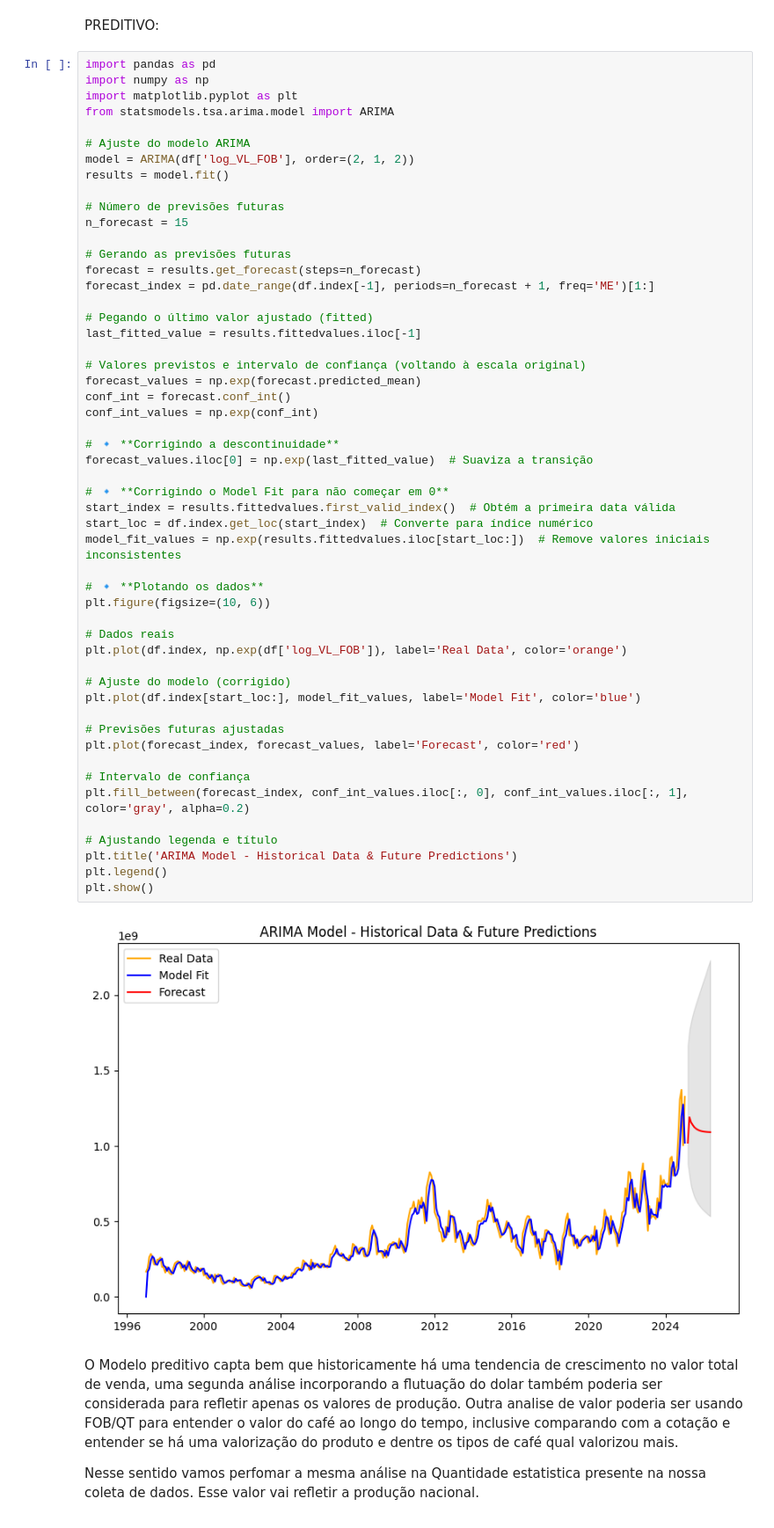
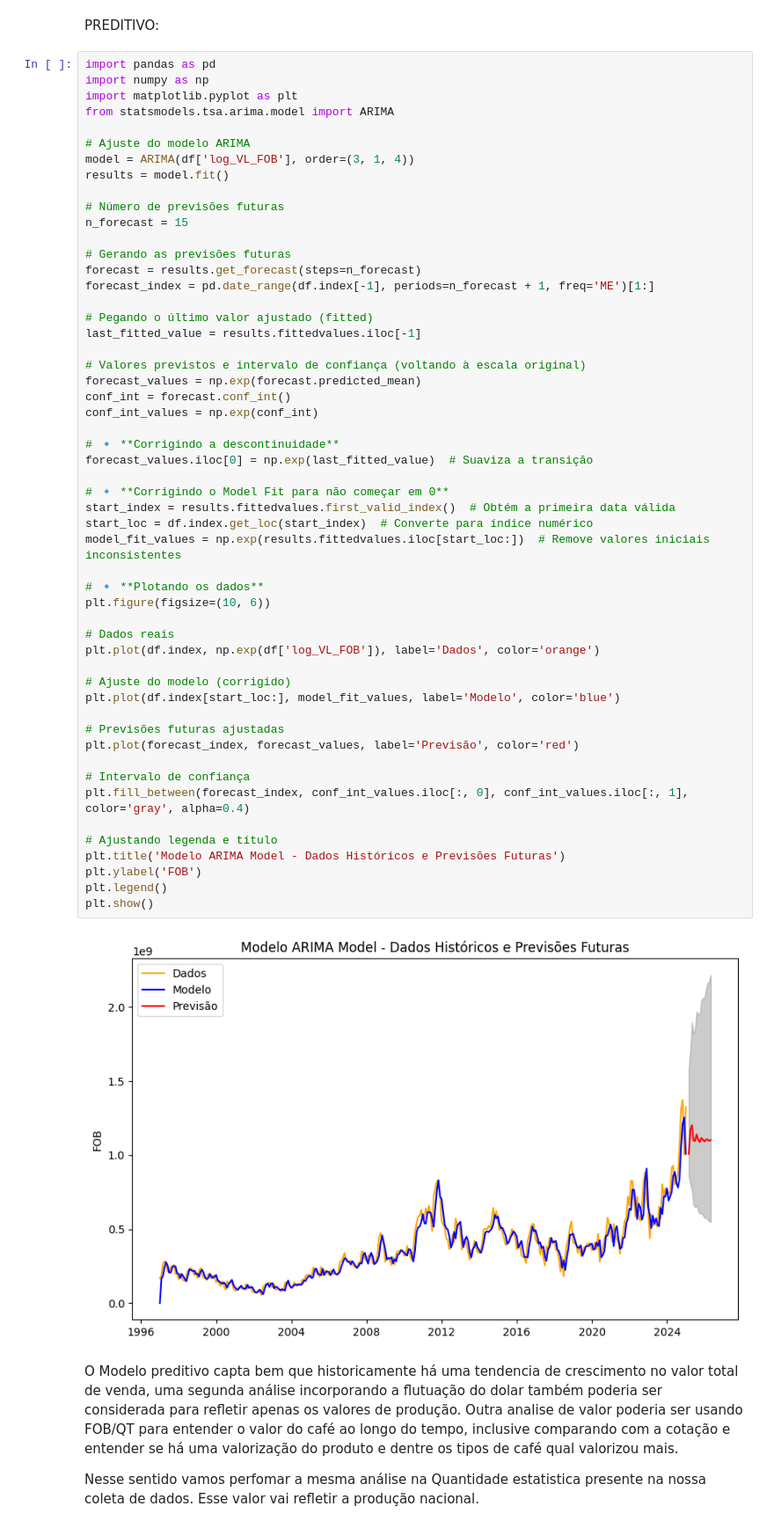
Before and after one commit to dandoni/IELSenai, a Jupyter notebook: Problema 1.ipynb, the cells around one changed output. Shown at 88% size. Drawn from its saved outputs; the diff is of its cells as text.

```diff
--- a/Problema 1.ipynb
+++ b/Problema 1.ipynb
@@ -445,7 +511,7 @@ import matplotlib.pyplot as plt
 from statsmodels.tsa.arima.model import ARIMA
 
 # Ajuste do modelo ARIMA
-model = ARIMA(df['log_VL_FOB'], order=(2, 1, 2))
+model = ARIMA(df['log_VL_FOB'], order=(3, 1, 4))
 results = model.fit()
 
 # Número de previsões futuras
@@ -459,39 +525,40 @@ forecast_index = pd.date_range(df.index[-1], periods=n_forecast + 1, freq='ME')[
 last_fitted_value = results.fittedvalues.iloc[-1]
 
 # Valores previstos e intervalo de confiança (voltando à escala original)
 forecast_values = np.exp(forecast.predicted_mean)
 conf_int = forecast.conf_int()
 conf_int_values = np.exp(conf_int)
 
 # 🔹 **Corrigindo a descontinuidade**
 forecast_values.iloc[0] = np.exp(last_fitted_value)  # Suaviza a transição
 
 # 🔹 **Corrigindo o Model Fit para não começar em 0**
 start_index = results.fittedvalues.first_valid_index()  # Obtém a primeira data válida
 start_loc = df.index.get_loc(start_index)  # Converte para índice numérico
 model_fit_values = np.exp(results.fittedvalues.iloc[start_loc:])  # Remove valores iniciais inconsistentes
 
 # 🔹 **Plotando os dados**
 plt.figure(figsize=(10, 6))
 
 # Dados reais
-plt.plot(df.index, np.exp(df['log_VL_FOB']), label='Real Data', color='orange')
+plt.plot(df.index, np.exp(df['log_VL_FOB']), label='Dados', color='orange')
 
 # Ajuste do modelo (corrigido)
-plt.plot(df.index[start_loc:], model_fit_values, label='Model Fit', color='blue')
+plt.plot(df.index[start_loc:], model_fit_values, label='Modelo', color='blue')
 
 # Previsões futuras ajustadas
-plt.plot(forecast_index, forecast_values, label='Forecast', color='red')
+plt.plot(forecast_index, forecast_values, label='Previsão', color='red')
 
 # Intervalo de confiança
-plt.fill_between(forecast_index, conf_int_values.iloc[:, 0], conf_int_values.iloc[:, 1], color='gray', alpha=0.2)
+plt.fill_between(forecast_index, conf_int_values.iloc[:, 0], conf_int_values.iloc[:, 1], color='gray', alpha=0.4)
 
 # Ajustando legenda e título
-plt.title('ARIMA Model - Historical Data & Future Predictions')
+plt.title('Modelo ARIMA Model - Dados Históricos e Previsões Futuras')
+plt.ylabel('FOB')
 plt.legend()
 plt.show()
 # %% [output]
-[figure, old version]
+[figure, new version]
 # %% [markdown]
 O Modelo preditivo capta bem que historicamente há uma tendencia de crescimento no valor total de venda, uma segunda análise incorporando a flutuação do dolar também poderia ser considerada para refletir apenas os valores de produção. Outra analise de valor poderia ser usando FOB/QT para entender o valor do café ao longo do tempo, inclusive comparando com a cotação e entender se há uma valorização do produto e dentre os tipos de café qual valorizou mais.
 
```
Also changed, not shown: parts of 13 cells of this notebook.
